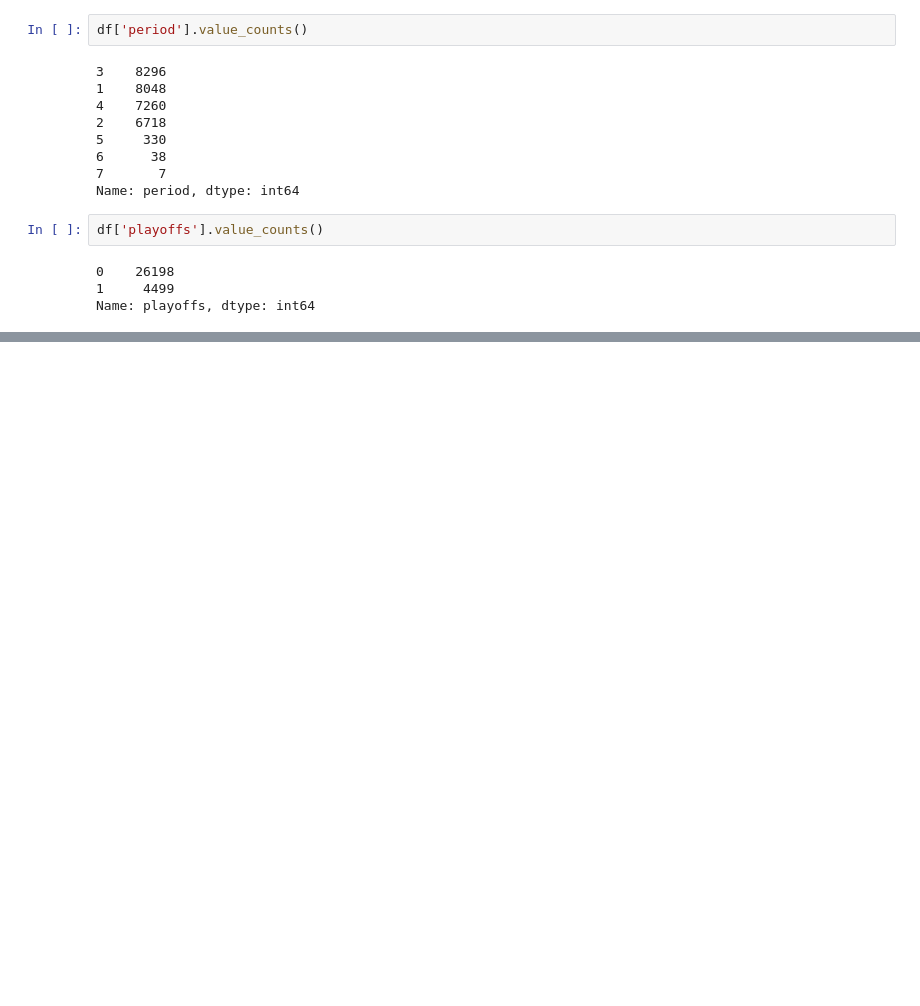
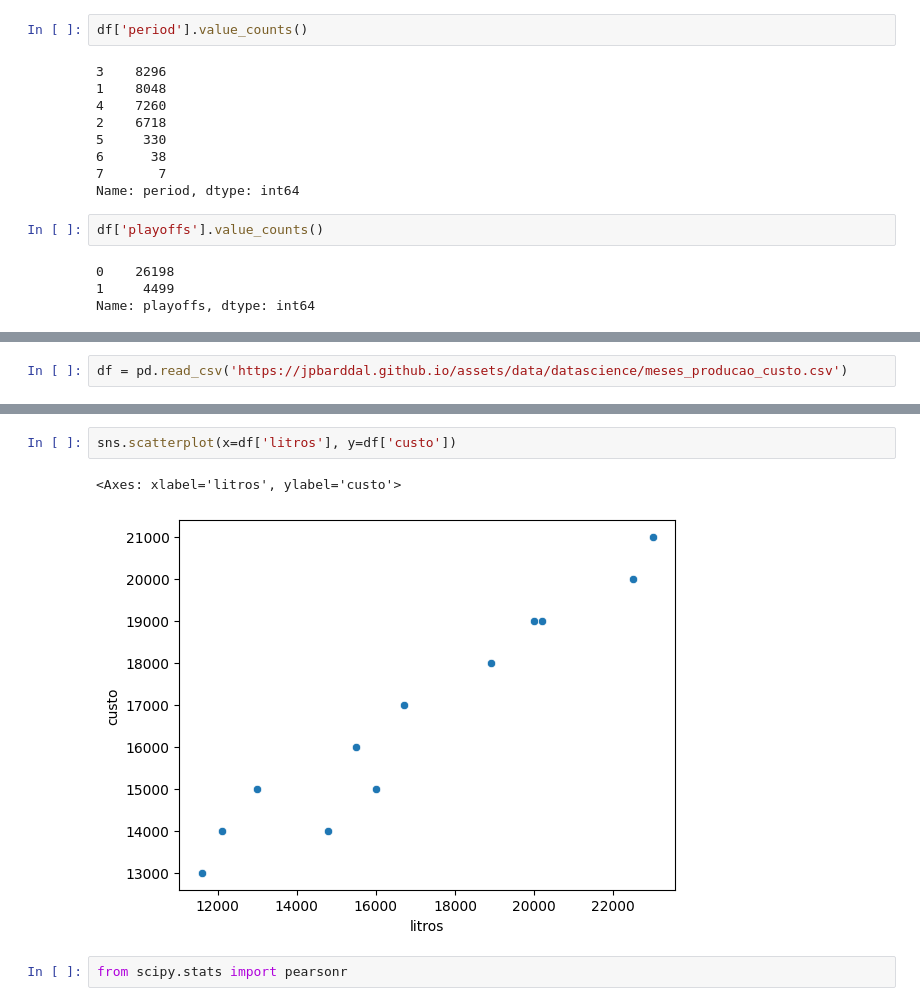
Before and after one commit to jpbarddal/jpbarddal.github.io, a Jupyter notebook: assets/data/lectures/2024/ppgia_data_science_2024.ipynb, the cells around one changed output, grey strips where cells are left out. Saved outputs shown, nothing was run; the diff lists cells and outputs as text; blank space fills up the shorter version.

```diff
--- a/assets/data/lectures/2024/ppgia_data_science_2024.ipynb
+++ b/assets/data/lectures/2024/ppgia_data_science_2024.ipynb
@@ -672,0 +680,2 @@ Name: playoffs, dtype: int64
+# %%
+df = pd.read_csv('https://jpbarddal.github.io/assets/data/datascience/meses_producao_custo.csv')
@@ -672,0 +698,7 @@ Name: playoffs, dtype: int64
+# %%
+sns.scatterplot(x=df['litros'], y=df['custo'])
+# %% [output]
+<Axes: xlabel='litros', ylabel='custo'>
+[figure, added]
+# %%
+from scipy.stats import pearsonr
```
Also changed, not shown: parts of 28 cells of this notebook, 4 other files.
